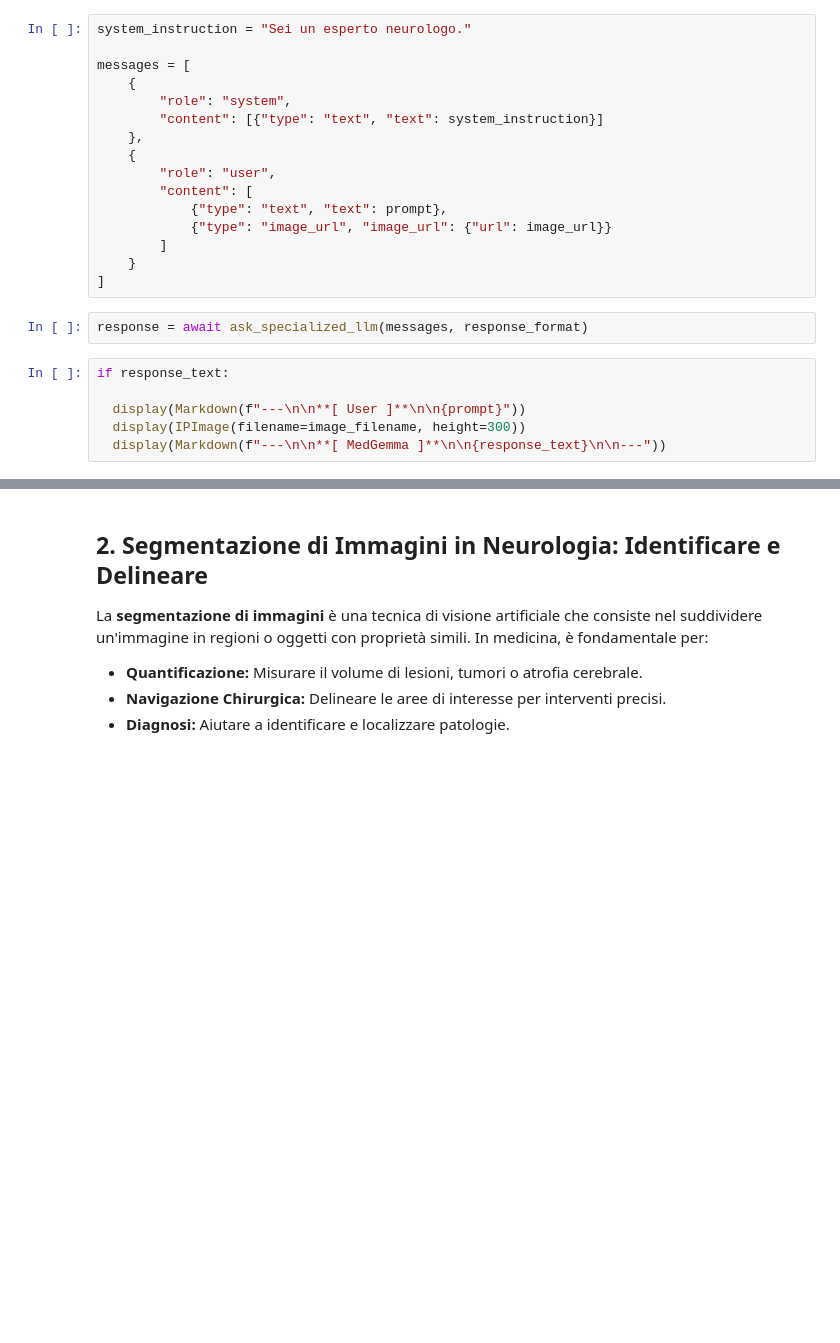
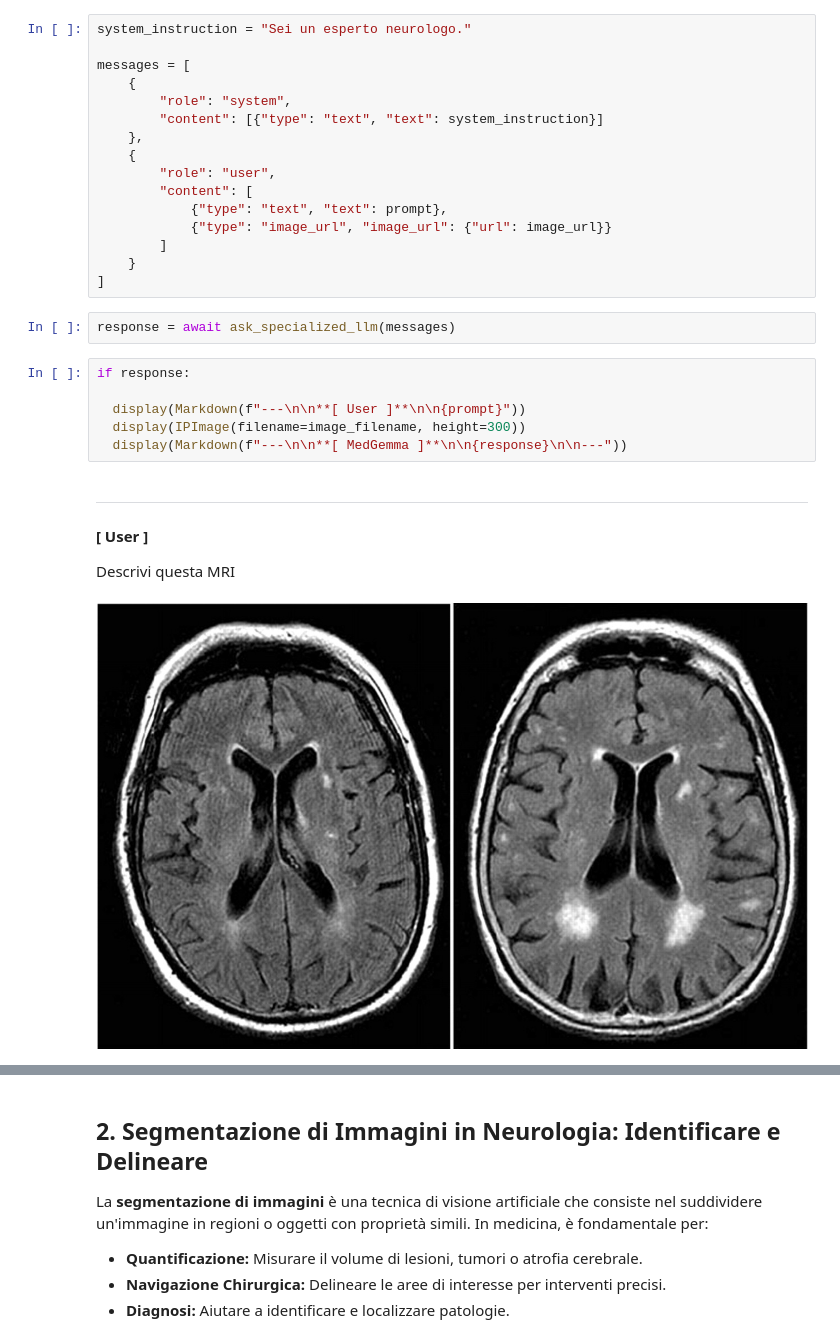
Before and after one commit to mdelleani/neuro-next-bootcamp, a Jupyter notebook: notebooks/02_advanced_ai_neurology.ipynb, the cells around one changed output, grey strips where cells are left out. Drawn from its saved outputs; the diff is of its cells as text; blank space fills up the shorter version.

```diff
--- a/notebooks/02_advanced_ai_neurology.ipynb
+++ b/notebooks/02_advanced_ai_neurology.ipynb
@@ -261,10 +328,17 @@ messages = [
     }
 ]
 # %%
-response = await ask_specialized_llm(messages, response_format)
+response = await ask_specialized_llm(messages)
 # %%
-if response_text:
+if response:
 
   display(Markdown(f"---\n\n**[ User ]**\n\n{prompt}"))
   display(IPImage(filename=image_filename, height=300))
-  display(Markdown(f"---\n\n**[ MedGemma ]**\n\n{response_text}\n\n---"))
+  display(Markdown(f"---\n\n**[ MedGemma ]**\n\n{response}\n\n---"))
+# %% [output]
+---
+
+**[ User ]**
+
+Descrivi questa MRI
+[figure, added]
```
Also changed, not shown: parts of 25 cells of this notebook.
